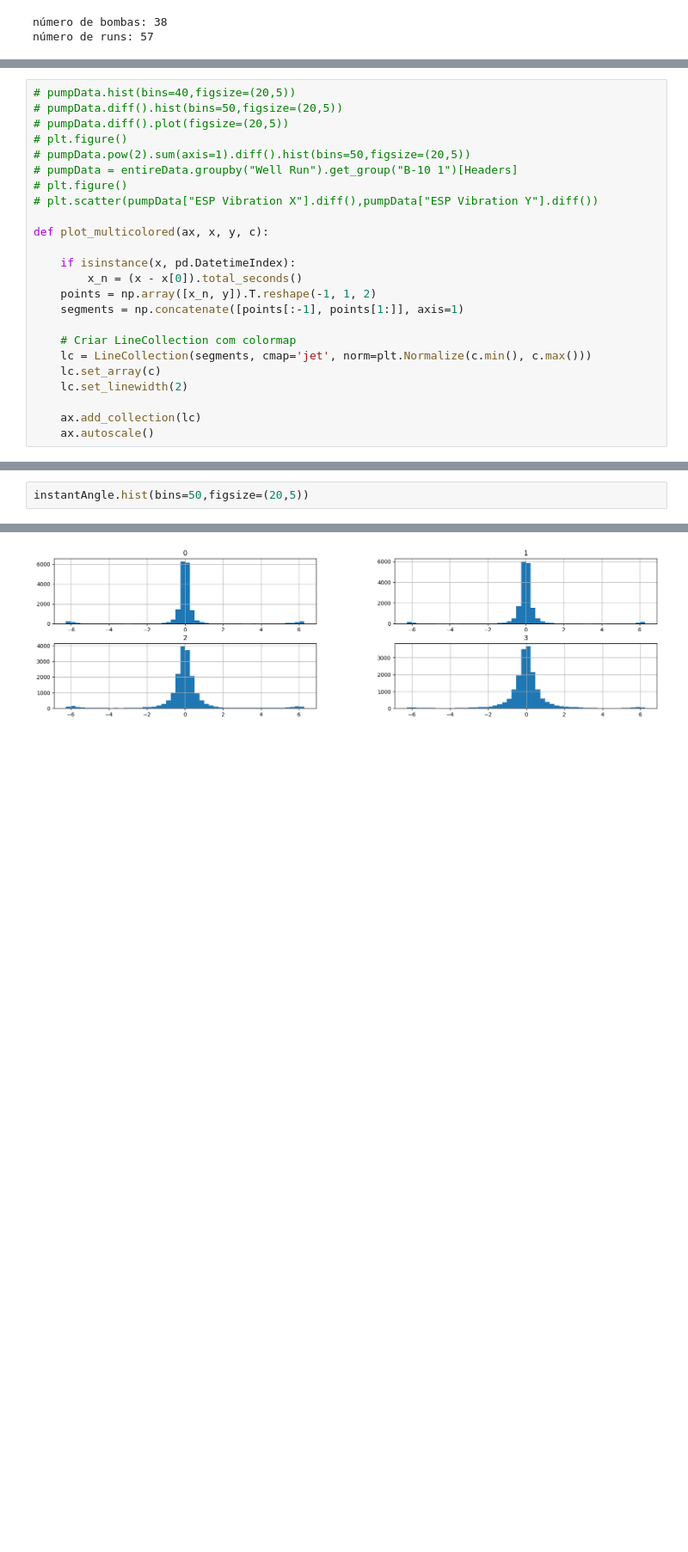
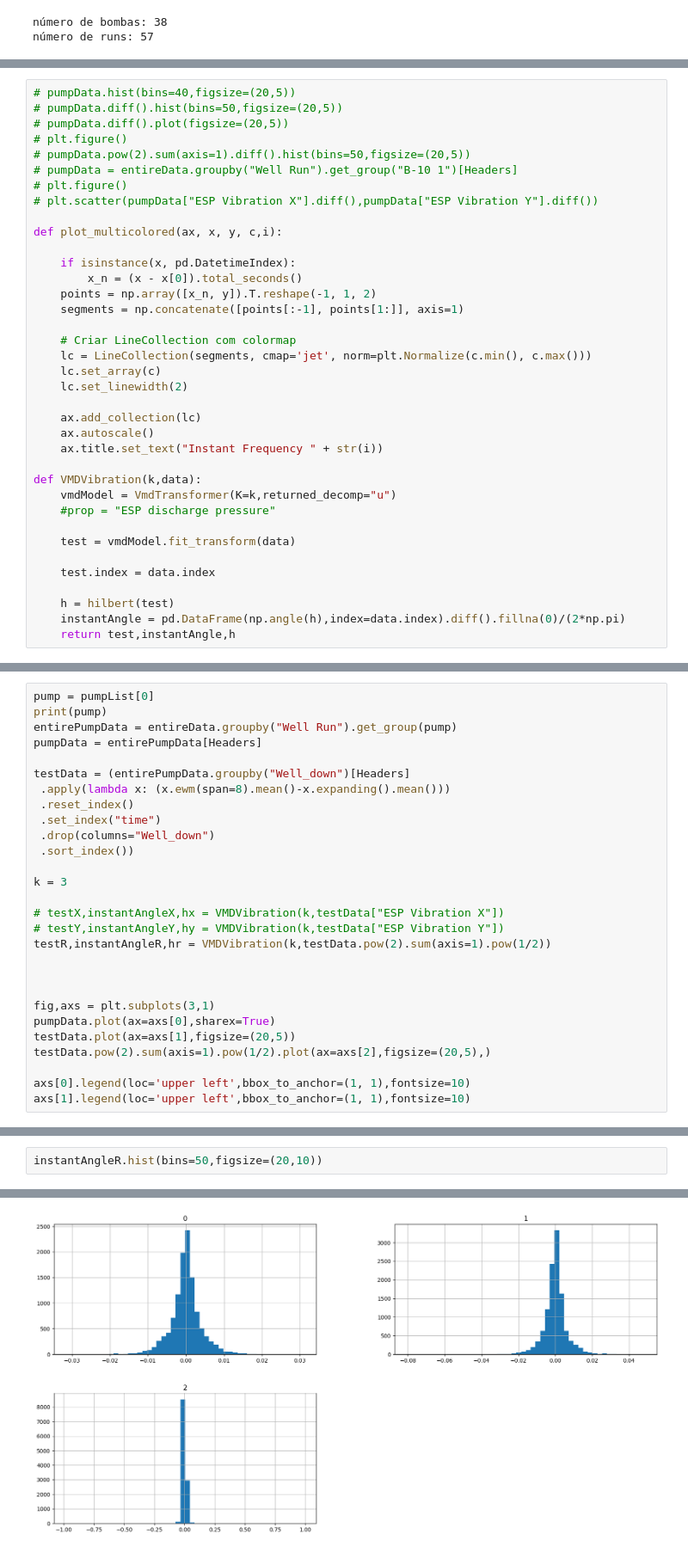
Before and after one commit to RL2-SP3/LISSA, a Jupyter notebook: examples/frequency.ipynb, the cells around one changed output, grey strips where cells are left out. Shown at 86% size. Cells and saved outputs as stored; diff of their text form; blank space fills up the shorter version.

```diff
--- a/examples/frequency.ipynb
+++ b/examples/frequency.ipynb
@@ -46,7 +32,7 @@ A-28 1
 # plt.figure()
 # plt.scatter(pumpData["ESP Vibration X"].diff(),pumpData["ESP Vibration Y"].diff())
 
-def plot_multicolored(ax, x, y, c):
+def plot_multicolored(ax, x, y, c,i):
 
     if isinstance(x, pd.DatetimeIndex):
         x_n = (x - x[0]).total_seconds()
@@ -60,3 +46,16 @@ def plot_multicolored(ax, x, y, c):
 
     ax.add_collection(lc)
     ax.autoscale()
+    ax.title.set_text("Instant Frequency " + str(i))
+
+def VMDVibration(k,data):
+    vmdModel = VmdTransformer(K=k,returned_decomp="u")
+    #prop = "ESP discharge pressure"
+
+    test = vmdModel.fit_transform(data)
+
+    test.index = data.index
+
+    h = hilbert(test)
+    instantAngle = pd.DataFrame(np.angle(h),index=data.index).diff().fillna(0)/(2*np.pi)
+    return test,instantAngle,h
@@ -86,0 +62,28 @@ axs[1].legend(loc='upper left',bbox_to_anchor=(1, 1),fontsize=10)
+# %%
+pump = pumpList[0]
+print(pump)
+entirePumpData = entireData.groupby("Well Run").get_group(pump)
+pumpData = entirePumpData[Headers]
+
+testData = (entirePumpData.groupby("Well_down")[Headers]
+ .apply(lambda x: (x.ewm(span=8).mean()-x.expanding().mean()))
+ .reset_index()
+ .set_index("time")
+ .drop(columns="Well_down")
+ .sort_index())
+
+k = 3
+
+# testX,instantAngleX,hx = VMDVibration(k,testData["ESP Vibration X"])
+# testY,instantAngleY,hy = VMDVibration(k,testData["ESP Vibration Y"])
+testR,instantAngleR,hr = VMDVibration(k,testData.pow(2).sum(axis=1).pow(1/2))
+
+
+
+fig,axs = plt.subplots(3,1)
+pumpData.plot(ax=axs[0],sharex=True)
+testData.plot(ax=axs[1],figsize=(20,5))
+testData.pow(2).sum(axis=1).pow(1/2).plot(ax=axs[2],figsize=(20,5),)
+
+axs[0].legend(loc='upper left',bbox_to_anchor=(1, 1),fontsize=10)
+axs[1].legend(loc='upper left',bbox_to_anchor=(1, 1),fontsize=10)
@@ -87,4 +113,4 @@ axs[1].legend(loc='upper left',bbox_to_anchor=(1, 1),fontsize=10)
 # %%
-instantAngle.hist(bins=50,figsize=(20,5))
+instantAngleR.hist(bins=50,figsize=(20,10))
 # %% [output]
 array([[<Axes: title={'center': '0'}>, <Axes: title={'center': '1'}>],
@@ -93 +118 @@ array([[<Axes: title={'center': '0'}>, <Axes: title={'center': '1'}>],
-[figure, old version]
+[figure, new version]
```
Also changed, not shown: parts of 8 cells of this notebook, 1 other file.
